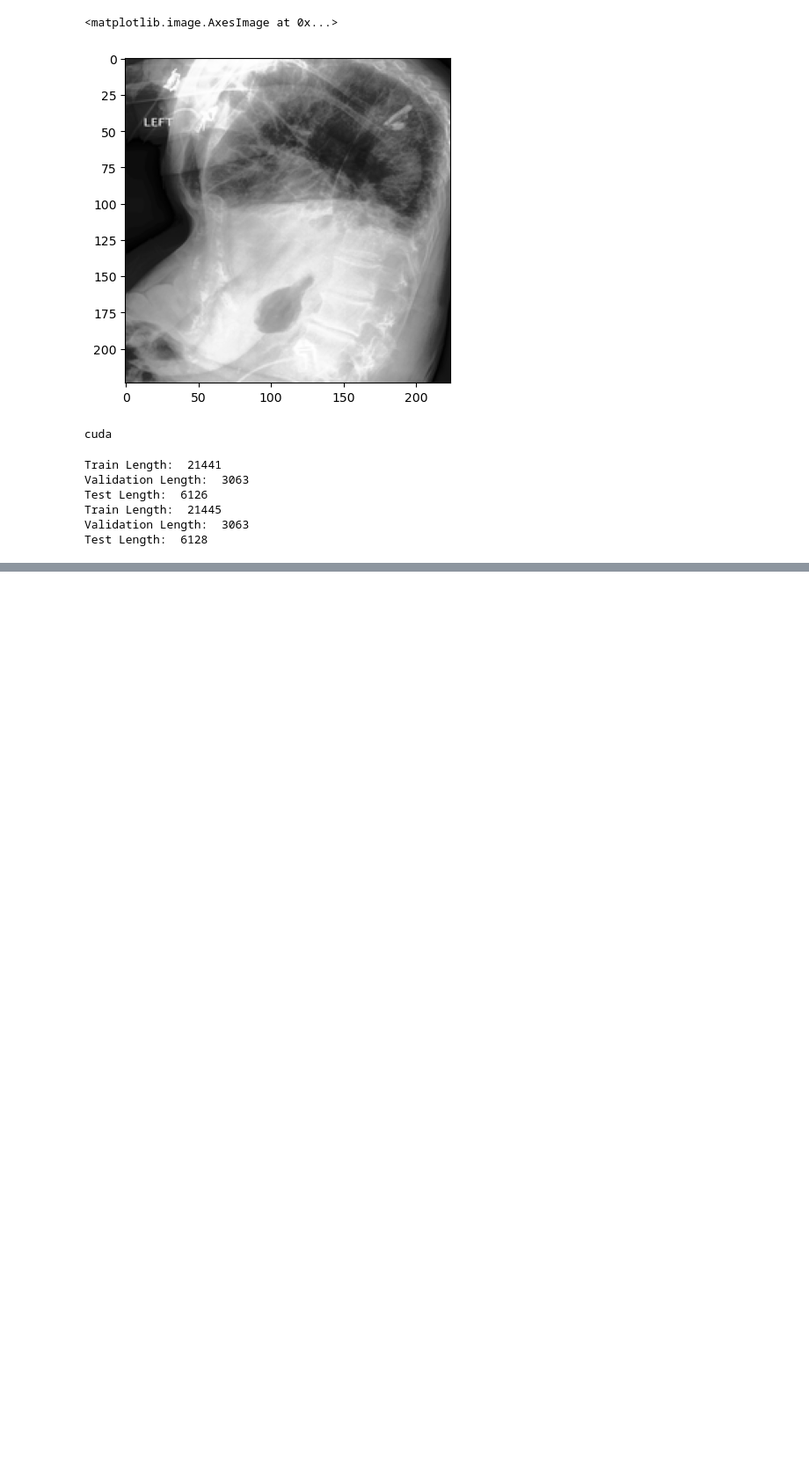
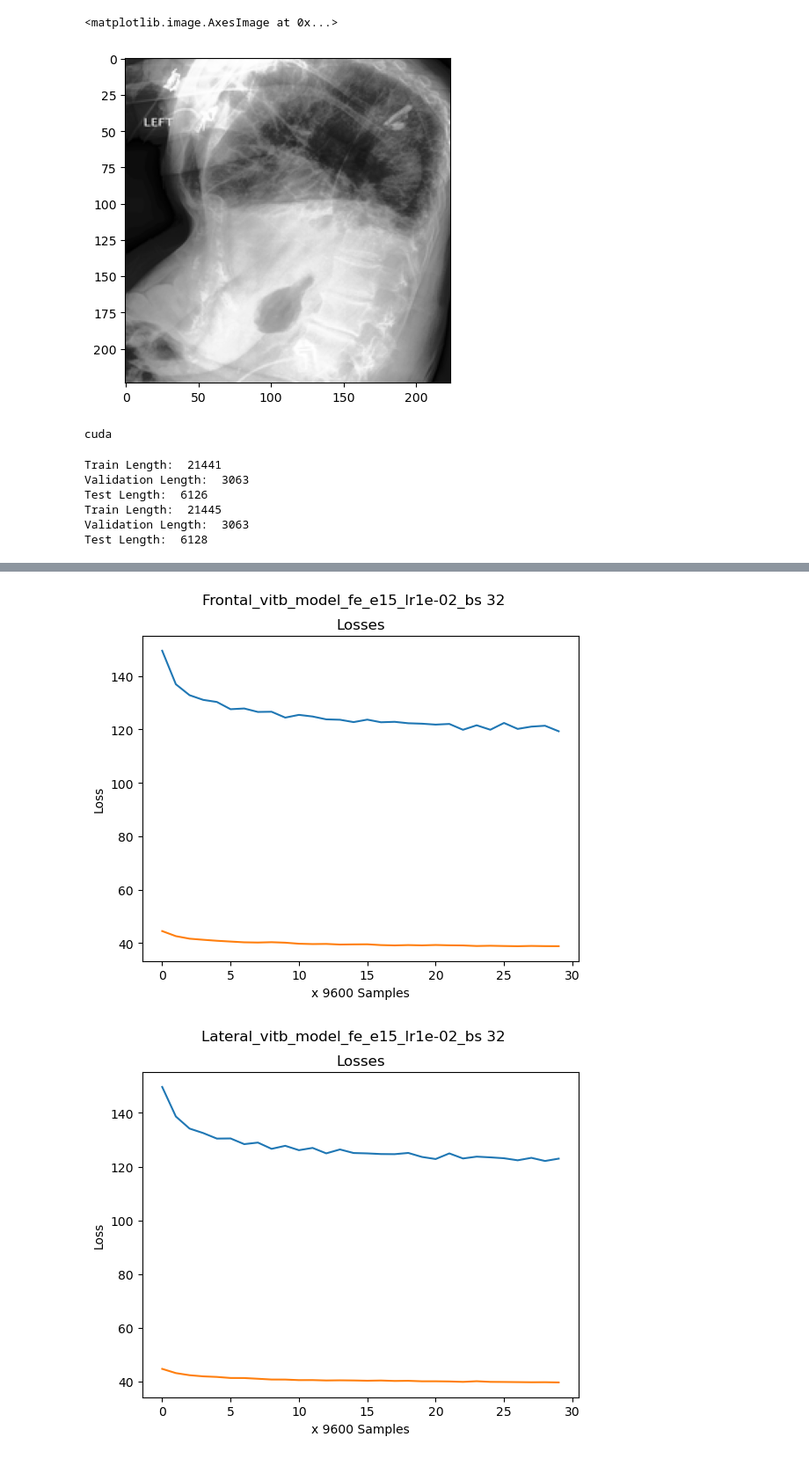
Before and after one commit to MattanTseng/ME_592_Final_Project, a Jupyter notebook: Pre_Trained_Model/hyperparameter_optimization_pre_trained_featureextract.ipynb, the cells around one changed output, grey strips where cells are left out. Shown at 88% size. Saved outputs shown, nothing was run; the diff lists cells and outputs as text; code cells hidden in the pictures; blank space fills up the shorter version.

Commit message:
Ran some more for the feature extractor model.

```diff
--- a/Pre_Trained_Model/hyperparameter_optimization_pre_trained_featureextract.ipynb
+++ b/Pre_Trained_Model/hyperparameter_optimization_pre_trained_featureextract.ipynb
@@ -483,0 +514,49 @@ with open('fe_opt_resultss.csv','w') as result_file:
+# %%
+result_list = []
+
+#Grid search parameters
+#dropout=[0.2]
+batch_size=[32]
+learn_rate=[0.01]
+epochs=[15]
+
+
+it=0
+#for d in dropout:
+for e in epochs:
+    for bs in batch_size:
+        for lr in learn_rate:
+
+            it +=1 b
+            config = {"epochs": e, "lr": lr, "batch_size": bs}
+
+            print(config)
+            print("Train Start. Iteration: ",it)
+            t_loss,v_loss, v_acc_str, end_Ep=train_model(train_dataset_front, val_dataset_front,config,type="Frontal")
+
+            list_row= "Front," + str(bs) + "," + str(lr) + "," + str(t_loss) + "," + str(v_loss) + "," + str(end_Ep) + "," + v_acc_str
+
+            #t_list=[list_row]
+            result_list.append(list_row)
+
+for e in epochs:
+    for bs in batch_size:
+        for lr in learn_rate:
+
+            it +=1
+            config = {"epochs": e, "lr": lr, "batch_size": bs}
+
+            print(config)
+            print("Train Start. Iteration: ",it)
+            t_loss,v_loss, v_acc_str, end_Ep=train_model(train_dataset_lat, val_dataset_lat,config,type="Lateral")
+
+            list_row= "Lateral," +  str(bs) + "," + str(lr) + "," + str(t_loss) + "," + str(v_loss) + "," + str(end_Ep) + "," + v_acc_str
+
+            #t_list=[list_row]
+            result_list.append(list_row)
+
+
+with open('fe_opt_resultss_long.csv','w') as result_file:
+    wr = csv.writer(result_file, dialect='excel')
+    wr.writerow(result_list)
+# %% [output]
@@ -483,0 +580,2 @@ with open('fe_opt_resultss.csv','w') as result_file:
+[figure, added]
+[figure, added]
```
Also changed, not shown: parts of 2 cells of this notebook.
